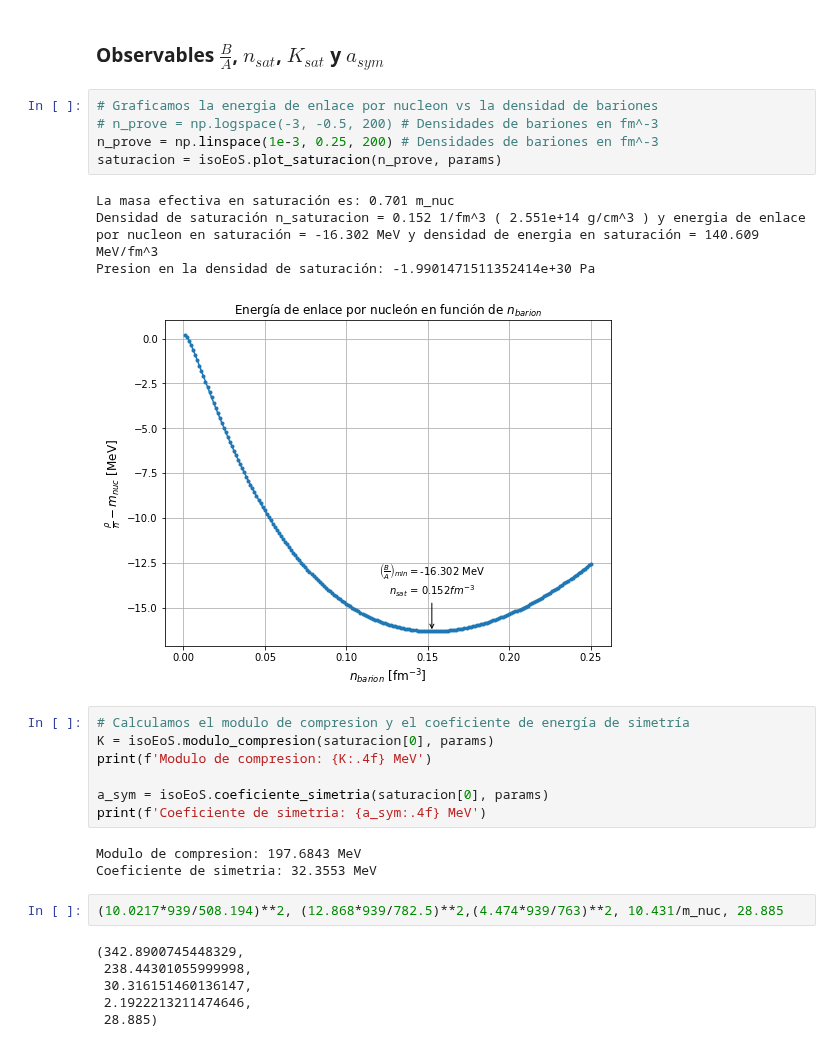
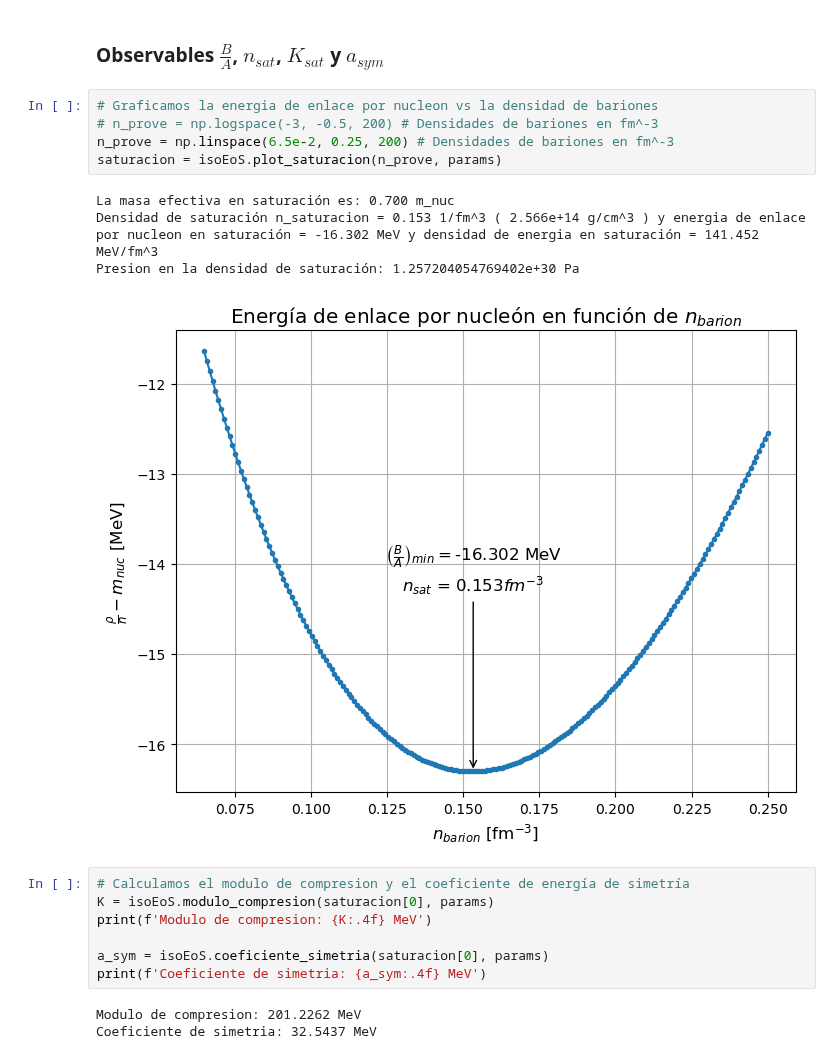
Before and after one commit to Vendetta0462/CalculosSimulaciones, a Jupyter notebook: NS_Structure/sigma-omega-rho.ipynb, the cells around one changed output. Cells and saved outputs as stored; diff of their text form.

```diff
--- a/NS_Structure/sigma-omega-rho.ipynb
+++ b/NS_Structure/sigma-omega-rho.ipynb
@@ -220,13 +185,13 @@ isoEoS.plot_EoS(rho_P, presiones, energias, n_sirve, titulo=r'Ecuación de estad
 # %%
 # Graficamos la energia de enlace por nucleon vs la densidad de bariones
 # n_prove = np.logspace(-3, -0.5, 200) # Densidades de bariones en fm^-3
-n_prove = np.linspace(1e-3, 0.25, 200) # Densidades de bariones en fm^-3
+n_prove = np.linspace(6.5e-2, 0.25, 200) # Densidades de bariones en fm^-3
 saturacion = isoEoS.plot_saturacion(n_prove, params)
 # %% [output]
-La masa efectiva en saturación es: 0.701 m_nuc
-Densidad de saturación n_saturacion = 0.152 1/fm^3 ( 2.551e+14 g/cm^3 ) y energia de enlace por nucleon en saturación = -16.302 MeV y densidad de energia en saturación = 140.609 MeV/fm^3
-Presion en la densidad de saturación: -1.9901471511352414e+30 Pa
+La masa efectiva en saturación es: 0.700 m_nuc
+Densidad de saturación n_saturacion = 0.153 1/fm^3 ( 2.566e+14 g/cm^3 ) y energia de enlace por nucleon en saturación = -16.302 MeV y densidad de energia en saturación = 141.452 MeV/fm^3
+Presion en la densidad de saturación: 1.257204054769402e+30 Pa
-[figure, old version]
+[figure, new version]
 # %%
 # Calculamos el modulo de compresion y el coeficiente de energía de simetría
 K = isoEoS.modulo_compresion(saturacion[0], params)
@@ -235,13 +200,5 @@ print(f'Modulo de compresion: {K:.4f} MeV')
 a_sym = isoEoS.coeficiente_simetria(saturacion[0], params)
 print(f'Coeficiente de simetria: {a_sym:.4f} MeV')
 # %% [output]
-Modulo de compresion: 197.6843 MeV
-Coeficiente de simetria: 32.3553 MeV
+Modulo de compresion: 201.2262 MeV
+Coeficiente de simetria: 32.5437 MeV
-# %%
-(10.0217*939/508.194)**2, (12.868*939/782.5)**2,(4.474*939/763)**2, 10.431/m_nuc, 28.885
-# %% [output]
-(342.8900745448329,
- 238.44301055999998,
- 30.316151460136147,
- 2.1922213211474646,
- 28.885)
```
Also changed, not shown: parts of 12 cells of this notebook, 2 other files.
